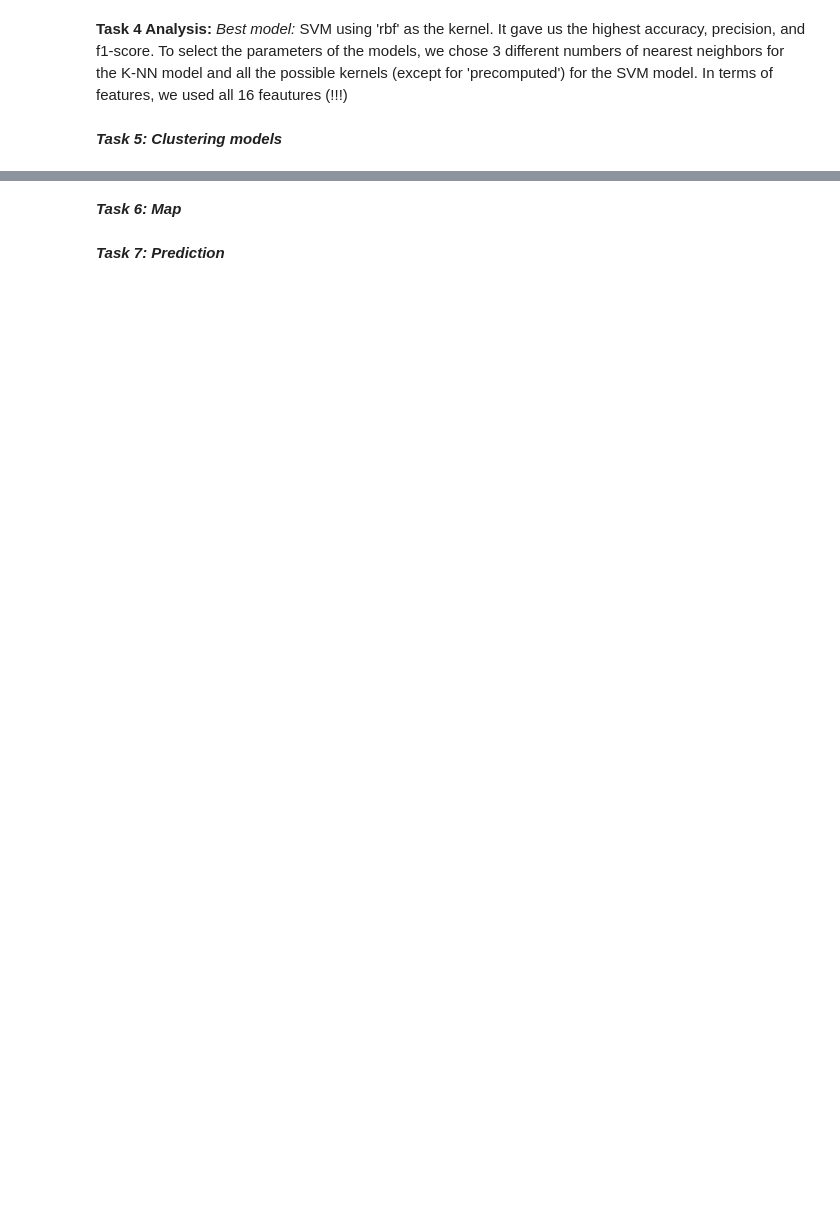
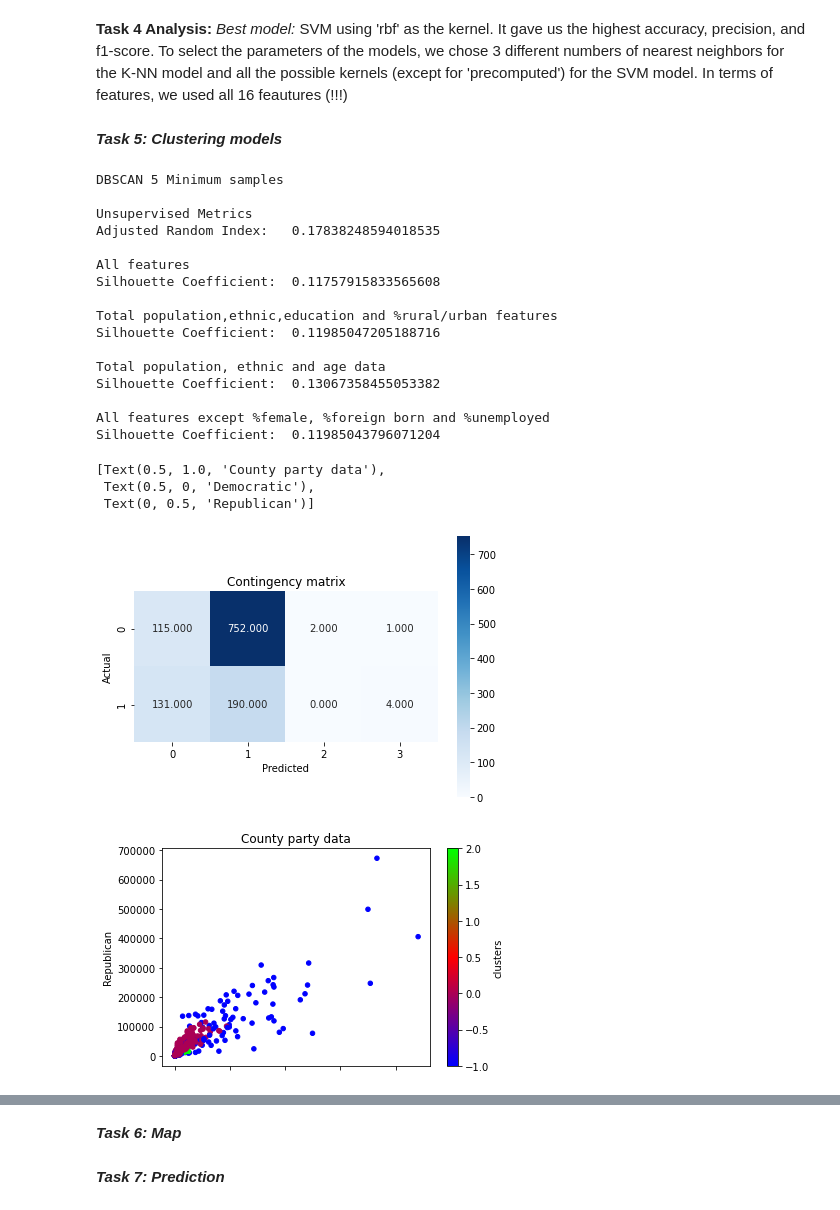
Before and after one commit to PariSolunke/cs418-project2, a Jupyter notebook: Project-2.ipynb, the cells around one changed output, grey strips where cells are left out. Saved outputs shown, nothing was run; the diff lists cells and outputs as text; code cells hidden in the pictures; blank space fills up the shorter version.

Commit message:
Did Task 5

```diff
--- a/Project-2.ipynb
+++ b/Project-2.ipynb
@@ -402,0 +408,67 @@ SVM - sigmoid   0.662       [0.739 0.368]   [0.817 0.269]   [0.776 0.311]
+# %%
+# Task 5
+#Partiion data set into True Clusters and Attributes
+x = df.iloc[:,2:-2]
+x.head()
+
+scaler = StandardScaler()  # scale
+scaler.fit(x)
+x_scaled = scaler.transform(x)
+
+feature_set = ["All features", "Total population,ethnic,education and %rural/urban features", "Total population, ethnic and age data", "All features except %female, %foreign born and %unemployed"]
+
+x_1 = df.iloc[:,[3,10,11,12]] #Total population,ethnic,education and %rural/urban features
+x_2 = df.iloc[:,[3,6,7,8]] #Total population, ethnic and age data
+x_3 = df.iloc[:,[3,6,7,8,10,11,12]] #All features except %female, %foreign born and %unemployed
+
+y = df["Party"]
+# %%
+#DBSCAN 5 min Samples
+clustering = DBSCAN(eps = 2, min_samples = 5, metric = "euclidean").fit(x_scaled)
+clusters = clustering.labels_
+df["clusters"] = pd.Series(clusters) #update data frame
+
+#Unsupervised metrics
+print("DBSCAN 5 Minimum samples\n")
+print("Unsupervised Metrics")
+adjusted_rand_index = metrics.adjusted_rand_score(y, clusters)
+print("Adjusted Random Index:\t",adjusted_rand_index, "\n")
+num = 0
+for f in [x, x_1, x_2, x_3]: #different feature sets
+    silhouette_coefficient = metrics.silhouette_score(f, clusters, metric = "euclidean")
+    print(feature_set[num])
+    print("Silhouette Coefficient:\t", silhouette_coefficient, "\n")
+    num += 1
+
+#Supervised metrics
+cont_matrix = metrics.cluster.contingency_matrix(y, clusters)
+sns.heatmap(cont_matrix, annot = True, fmt = ".3f", square = True, cmap = plt.cm.Blues)
+plt.ylabel('Actual')
+plt.xlabel('Predicted')
+plt.title('Contingency matrix')
+plt.tight_layout()
+
+ax = df.plot(kind = 'scatter', x = 'Democratic', y = 'Republican', c = 'clusters', colormap = plt.cm.brg)
+ax.set(title = 'County party data', xlabel = 'Democratic', ylabel = 'Republican')
+# %% [output]
+DBSCAN 5 Minimum samples
+
+Unsupervised Metrics
+Adjusted Random Index:   0.17838248594018535
+
+All features
+Silhouette Coefficient:  0.11757915833565608
+
+Total population,ethnic,education and %rural/urban features
+Silhouette Coefficient:  0.11985047205188716
+
+Total population, ethnic and age data
+Silhouette Coefficient:  0.13067358455053382
+
+All features except %female, %foreign born and %unemployed
+Silhouette Coefficient:  0.11985043796071204
+[Text(0.5, 1.0, 'County party data'),
+ Text(0.5, 0, 'Democratic'),
+ Text(0, 0.5, 'Republican')]
+[figure, added]
+[figure, added]
```
Also changed, not shown: parts of 16 cells of this notebook.
